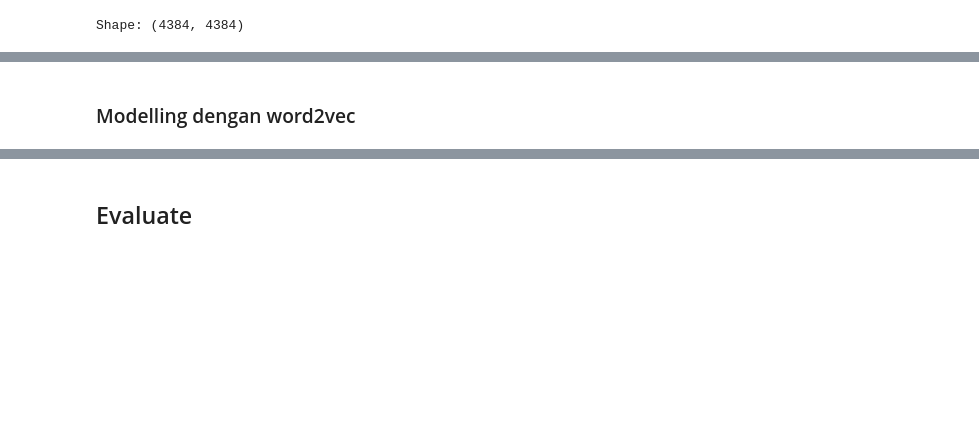
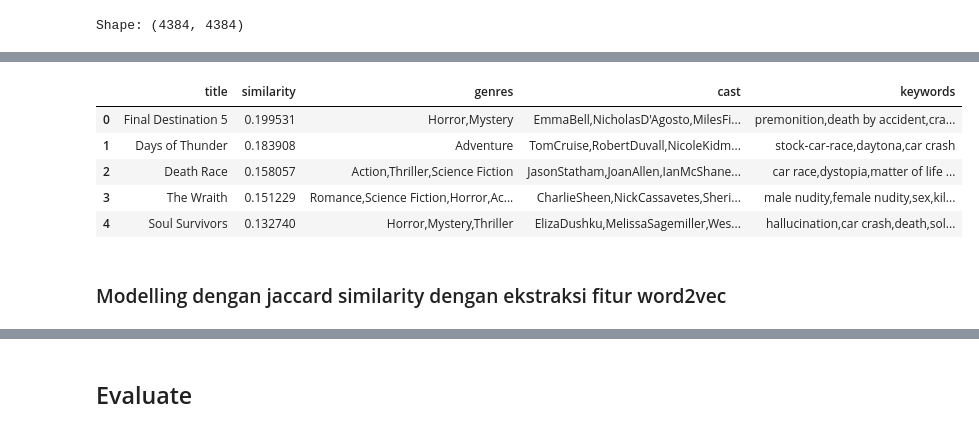
Before and after one commit to zafar2154/system_recommendation, a Jupyter notebook: main.ipynb, the cells around one changed output, grey strips where cells are left out. Cells and saved outputs as stored; diff of their text form; code cells hidden in the pictures; blank space fills up the shorter version.

```diff
--- a/main.ipynb
+++ b/main.ipynb
@@ -305,0 +317,6 @@ Perhatikanlah, matriks yang kita miliki berukuran (4384, 79116). Nilai 4384 meru
+# %%
+def get_relevant_words(tokens, model):
+    """Ambil kata-kata yang ada dalam model Word2Vec."""
+    return {word for word in tokens if word in model.wv}
+
+movies["relevant_words"] = movies["tokens"].apply(lambda x: get_relevant_words(x, model))
@@ -328,8 +348,7 @@ print('Shape:', cosine_sim_df.shape)
 # %% [output]
 Shape: (4384, 4384)
 # %%
-def movies_recommendation(title, similarity_data=cosine_sim_df, items=movies[['title', 'genres', 'cast', 'overview', 'keywords','weighted_rating']], k=10):
-
+def movies_recommendation(title, similarity_data=cosine_sim_df, items=movies[['title', 'genres', 'cast', 'keywords']], k=5):
 
     # Mengambil data dengan menggunakan argpartition untuk melakukan partisi secara tidak langsung sepanjang sumbu yang diberikan
     # Dataframe diubah menjadi numpy
@@ -341,5 +360,9 @@ def movies_recommendation(title, similarity_data=cosine_sim_df, items=movies[['t
     closest = similarity_data.columns[index[-1:-(k+2):-1]]
 
     closest = closest.drop(title, errors='ignore')
+    recommendations = pd.DataFrame({
+        "title": closest,
+        "similarity": similarity_data.loc[title, closest].values
+    })
 
-    return pd.DataFrame(closest).merge(items).head(k)
+    return recommendations.merge(items, on="title").head(k)
@@ -360,2 +369,11 @@ movies_recommendation("Pirates of the Caribbean: At World's End")
+# %%
+movies_recommendation("The Final Destination")
+# %% [output]
+|  | title | similarity | genres | cast | keywords |
+| 0 | Final Destination 5 | 0.199531 | Horror,Mystery | EmmaBell,NicholasD'Agosto,MilesFi... | premonition,death by accident,cra... |
+| 1 | Days of Thunder | 0.183908 | Adventure | TomCruise,RobertDuvall,NicoleKidm... | stock-car-race,daytona,car crash |
+| 2 | Death Race | 0.158057 | Action,Thriller,Science Fiction | JasonStatham,JoanAllen,IanMcShane... | car race,dystopia,matter of life ... |
+| 3 | The Wraith | 0.151229 | Romance,Science Fiction,Horror,Ac... | CharlieSheen,NickCassavetes,Sheri... | male nudity,female nudity,sex,kil... |
+| 4 | Soul Survivors | 0.132740 | Horror,Mystery,Thriller | ElizaDushku,MelissaSagemiller,Wes... | hallucination,car crash,death,sol... |
 # %% [markdown]
-### Modelling dengan word2vec
+### Modelling dengan jaccard similarity dengan ekstraksi fitur word2vec
```
Also changed, not shown: parts of 31 cells of this notebook, 13 other files.
